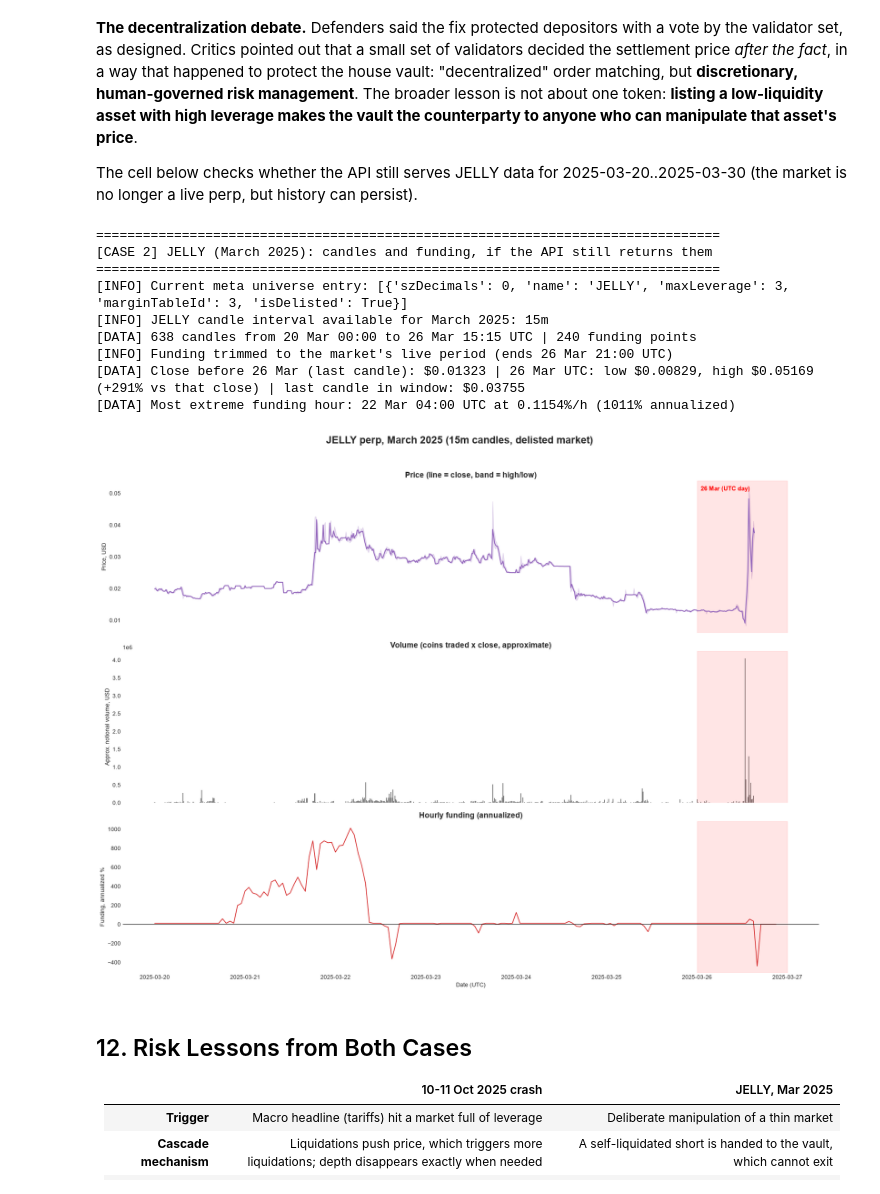
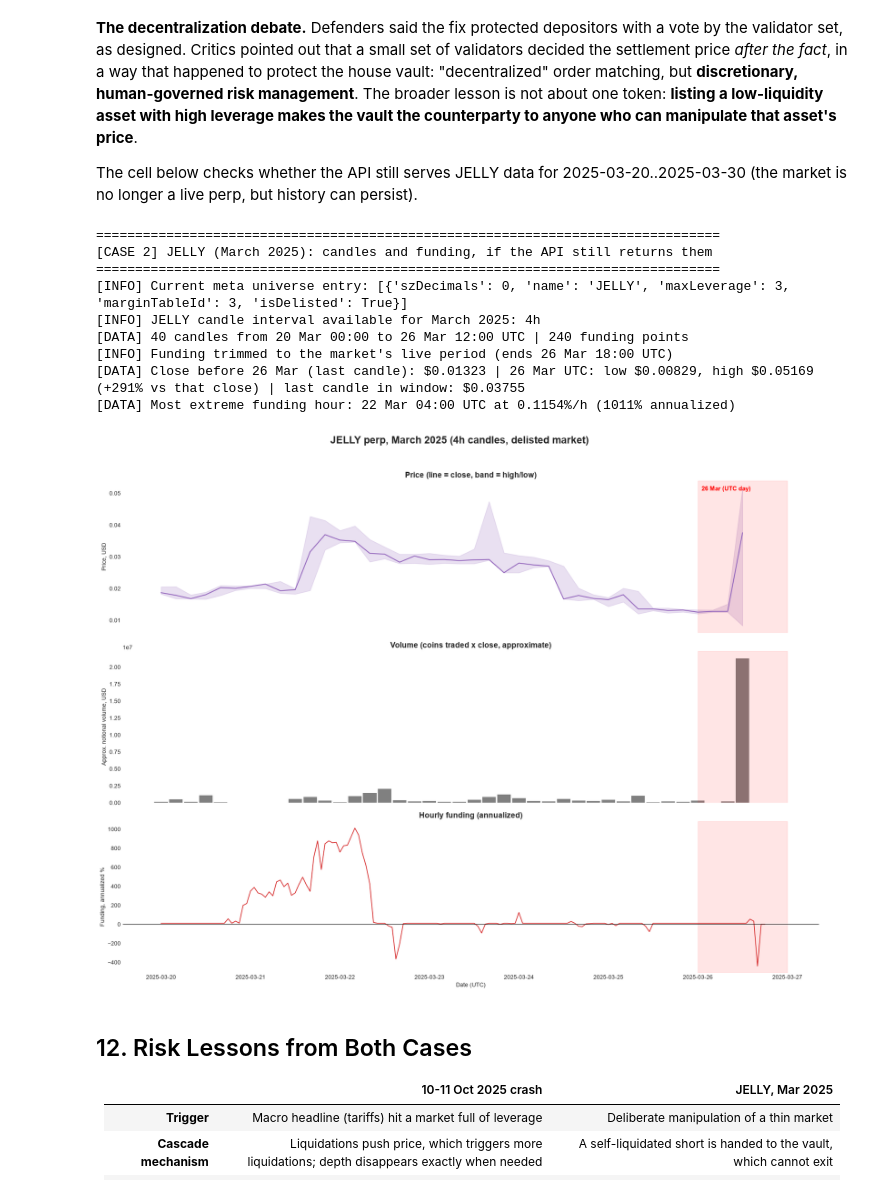
Before and after one commit to mselser95/QUANt, a Jupyter notebook: modulo-1/clase_2/Clase_2c_Funding_Rates_Hyperliquid.ipynb, the cells around one changed output. Cells and saved outputs as stored; diff of their text form; code cells hidden in the pictures.

```diff
--- a/modulo-1/clase_2/Clase_2c_Funding_Rates_Hyperliquid.ipynb
+++ b/modulo-1/clase_2/Clase_2c_Funding_Rates_Hyperliquid.ipynb
@@ -282,7 +265,7 @@ else:
     print(f"\n[DATA] Top {TOP_N} markets by open interest (funding is the HOURLY rate)\n")
     show = df_funding[['symbol', 'funding_rate_hourly_%', 'funding_rate_annual_%', 'premium_%',
                        'open_interest', 'volume_24h', 'mark_price', 'max_leverage']].copy()
-    show['open_interest'] = show['open_interest'].map(lambda v: f"${v/1e6:,.1f}M")
-    show['volume_24h'] = show['volume_24h'].map(lambda v: f"${v/1e6:,.1f}M")
+    show['open_interest'] = show['open_interest'].map(fmt_musd)
+    show['volume_24h'] = show['volume_24h'].map(fmt_musd)
     print(show.to_string(index=False))
 # %% [output]
@@ -380,7 +363,7 @@ else:
 # Cross-venue comparison: predicted next funding on Hyperliquid vs Binance and Bybit.
 # Each venue quotes its rate PER ITS OWN INTERVAL (fundingIntervalHours), so we normalise to hourly
 # before comparing: hourly = rate / fundingIntervalHours.
-pred_raw = hl_post({"type": "predictedFundings"})
+pred_raw = post_json(HL_URL, {"type": "predictedFundings"})
 df_xv = None
 if pred_raw is None:
     print("[WARNING] predictedFundings unavailable; skipping cross-venue comparison")
@@ -472,7 +455,7 @@ def fetch_funding_history(coin: str, start_ms: int, max_pages: int = 10) -> Opti
     """Paginate fundingHistory (max 500 points per call) by moving startTime past the last point."""
     out, cursor = [], start_ms
     for _ in range(max_pages):
-        page = hl_post({"type": "fundingHistory", "coin": coin, "startTime": cursor})
+        page = post_json(HL_URL, {"type": "fundingHistory", "coin": coin, "startTime": cursor})
         if page is None:
             return None
         out.extend(page)
@@ -493,7 +476,7 @@ def fetch_funding_history(coin: str, start_ms: int, max_pages: int = 10) -> Opti
 def fetch_hourly_prices(coin: str, start_ms: int, end_ms: int) -> Optional[pd.DataFrame]:
     """Hourly candles. A candle that OPENS at t closes at t+1h, so its close is stamped t+1h:
     that is the same clock as the funding payment stamped at t+1h (paid on the hour)."""
-    candles = hl_post({"type": "candleSnapshot",
+    candles = post_json(HL_URL, {"type": "candleSnapshot",
                        "req": {"coin": coin, "interval": "1h", "startTime": start_ms - 3600_000, "endTime": end_ms}})
     if not candles:
         return None
@@ -521,9 +504,7 @@ print(f"\n[DATA] Fetching {HIST_DAYS}-day hourly funding + price history for: {h
 frames = []
 for sym in hist_symbols:
     fh = fetch_funding_history(sym, START_MS)
-    time.sleep(0.25)
     px = fetch_hourly_prices(sym, START_MS, NOW_MS)
-    time.sleep(0.25)
     if fh is None or px is None:
         print(f"[WARNING] Skipping {sym}: funding history or prices unavailable")
         continue
@@ -1003,7 +986,10 @@ if crash_px and crash_stats:
 
     # Daily range chart
     fig, ax = plt.subplots(figsize=(18, 6))
-    days = sorted(set().union(*[set(s['daily'].index) for s in crash_stats.values()]))
+    all_days = set()
+    for s in crash_stats.values():
+        all_days.update(s['daily'].index)
+    days = sorted(all_days)
     w = 0.8 / len(crash_stats)
     for j, (coin, s) in enumerate(crash_stats.items()):
         ax.bar(np.arange(len(days)) + j * w, [s['daily'].get(dd, np.nan) for dd in days], w, label=coin, color=cols[coin])
@@ -1117,8 +1103,8 @@ if meta_raw is not None:
         print(f"[INFO] Current meta universe entry: {entries}")
     else:
         print("[INFO] No JELLY entry in the current live universe (market delisted)")
-# require_full=False: candles stop when (the market was force-settled mid-window), so accept the finest interval with any candles
-jelly_px, JL_INTERVAL = fetch_candles_best('JELLY', JL_START, JL_END, ('15m', '1h', '4h', '1d'), require_full=False)
+# the market was force-settled mid-window, so the candles may stop early: that is fine, we plot what the API returns
+jelly_px, JL_INTERVAL = fetch_candles('JELLY', JL_START, JL_END)
 if jelly_px is None:
     print("[WARNING] The API returns no JELLY candles for 2025-03-20..2025-03-30: the market was delisted "
           "and its history is not served. Nothing is plotted and nothing is estimated.")
@@ -1150,37 +1136,37 @@ else:
     fig.suptitle(f'JELLY perp, March 2025 ({JL_INTERVAL} candles, delisted market)', fontsize=18, fontweight='bold', y=0.995)
     ax = axes[0]
     ax.plot(jelly_px['time'], jelly_px['c'], color='tab:purple', linewidth=1.6)
     ax.fill_between(jelly_px['time'], jelly_px['l'], jelly_px['h'], color='tab:purple', alpha=0.2)
     ax.set_ylabel('Price, USD')
     ax.set_title('Price (line = close, band = high/low)', fontsize=14, fontweight='bold')
     ax = axes[1]
     ax.bar(jelly_px['time'], jelly_px['v'] * jelly_px['c'], width=INTERVAL_MS[JL_INTERVAL] / 86_400_000 * 0.9, color='gray')
     ax.set_ylabel('Approx. notional volume, USD')
     ax.set_title('Volume (coins traded x close, approximate)', fontsize=14, fontweight='bold')
     if jelly_fund is not None:
         ax = axes[2]
         ax.plot(jelly_fund['time'], jelly_fund['annual_%'], color='tab:red', linewidth=1.3)
         ax.axhline(0, color='black', linewidth=0.8)
         ax.set_ylabel('Funding, annualized %')
         ax.set_title('Hourly funding (annualized)', fontsize=14, fontweight='bold')
     for ax in axes:
         ax.axvspan(pd.Timestamp('2025-03-26'), pd.Timestamp('2025-03-27'), color='red', alpha=0.10)
     axes[0].text(pd.Timestamp('2025-03-26 01:00'), axes[0].get_ylim()[1] * 0.97, '26 Mar (UTC day)',
                  color='red', fontsize=11, fontweight='bold', va='top')
     axes[-1].set_xlabel('Date (UTC)')
     plt.tight_layout(rect=[0, 0, 1, 0.97])
     plt.show()
 # %% [output]
 ================================================================================
 [CASE 2] JELLY (March 2025): candles and funding, if the API still returns them
 ================================================================================
 [INFO] Current meta universe entry: [{'szDecimals': 0, 'name': 'JELLY', 'maxLeverage': 3, 'marginTableId': 3, 'isDelisted': True}]
-[INFO] JELLY candle interval available for March 2025: 15m
-[DATA] 638 candles from 20 Mar 00:00 to 26 Mar 15:15 UTC | 240 funding points
-[INFO] Funding trimmed to the market's live period (ends 26 Mar 21:00 UTC)
+[INFO] JELLY candle interval available for March 2025: 4h
+[DATA] 40 candles from 20 Mar 00:00 to 26 Mar 12:00 UTC | 240 funding points
+[INFO] Funding trimmed to the market's live period (ends 26 Mar 18:00 UTC)
 [DATA] Close before 26 Mar (last candle): $0.01323 | 26 Mar UTC: low $0.00829, high $0.05169 (+291% vs that close) | last candle in window: $0.03755
 [DATA] Most extreme funding hour: 22 Mar 04:00 UTC at 0.1154%/h (1011% annualized)
-[figure, old version]
+[figure, new version]
 # %% [markdown]
 ## 12. Risk Lessons from Both Cases
 
```
Also changed, not shown: parts of 12 cells of this notebook, 28 other files.
